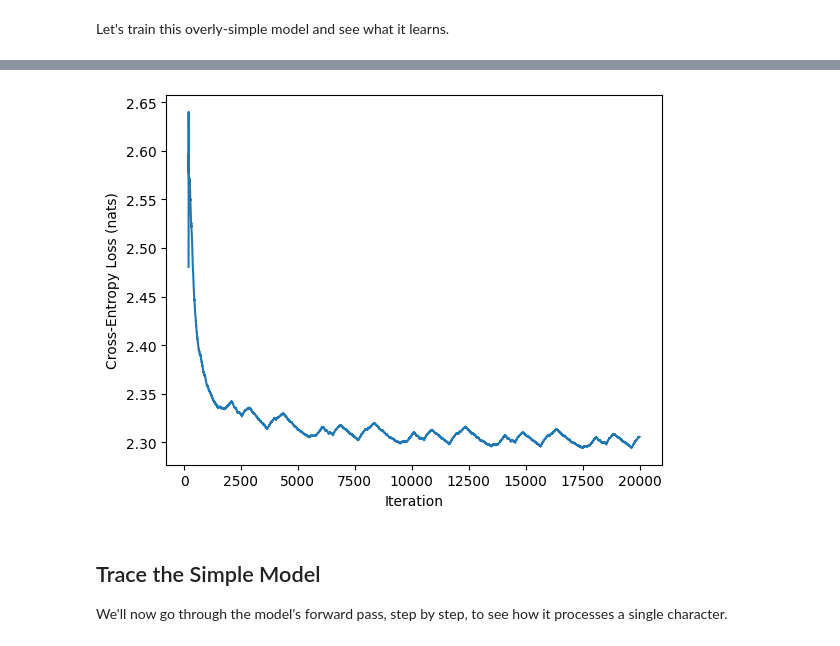
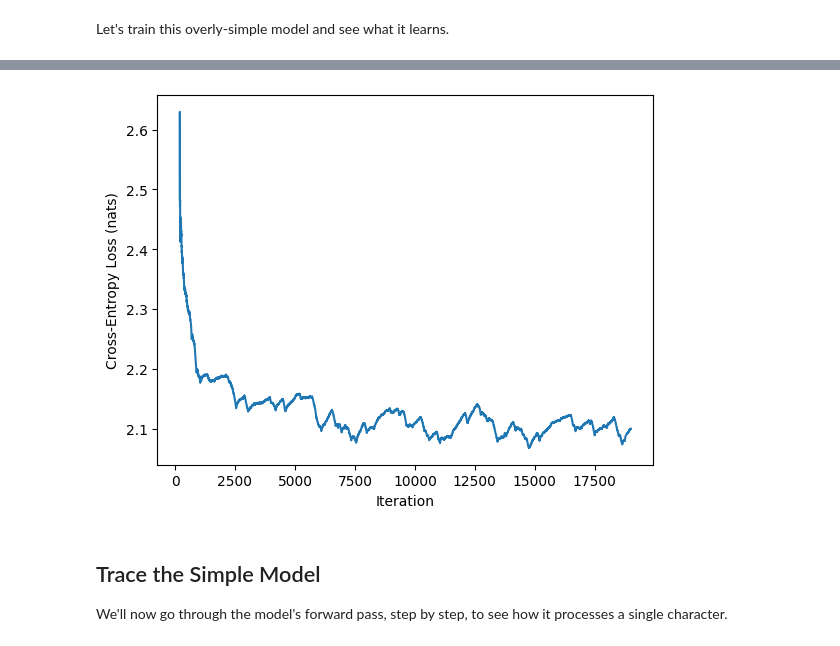
Before and after one commit to Calvin-Data-Science/cs375-376-public, a Jupyter notebook: notebooks/u10n1-implement-transformer.ipynb, the cells around one changed output, grey strips where cells are left out. Drawn from its saved outputs; the diff is of its cells as text; code cells hidden in the pictures.

```diff
--- a/notebooks/u10n1-implement-transformer.ipynb
+++ b/notebooks/u10n1-implement-transformer.ipynb
@@ -38,7 +37,7 @@ First, we'll take a subset of the dataset for training and validation.
 # %%
 from datasets import load_dataset
 
-dataset = load_dataset("roneneldan/TinyStories", split="train[:5000]")
+dataset = load_dataset("roneneldan/TinyStories", split="train[:20000]")
 
 # make a tiny dataset for experimentation
 split_datasets = dataset.train_test_split(test_size=1000, shuffle=False)
@@ -71,12 +69,14 @@ To turn strings into numbers, we'll use the Unicode code point for each characte
 You don't need to read or understand the code in this section; just run it and look at the results.
 # %%
 n_vocab = 256
+MAX_SEQUENCE_LEN = 100 # We'll use this to limit the length of our sequences
+
 
 def encode_doc(doc):
     token_ids = torch.tensor([ord(x) for x in doc], device=device)
     # Remove any tokens that are out-of-vocabulary
     token_ids = token_ids[token_ids < n_vocab]
-    return token_ids
+    return token_ids[:MAX_SEQUENCE_LEN] # truncate to MAX_SEQUENCE_LEN
 
 sentence_tensor = encode_doc(example['text'][:50]).cpu() # keep it on CPU for now
 sentence_tensor
@@ -175,29 +171,30 @@ model.to(device)
 optimizer = torch.optim.Adam(model.parameters(), lr=0.001)
 losses = []
 
-for epoch in range(5):
-    sample_counter = 0
-    for example in train_tokenized:
-        token_ids = example['input_ids']
-        assert token_ids.max() < n_vocab
+REPORT_INTERVAL = 1000
 
-        # set up a causal language modeling task:
-        # each token should be predicted using the tokens before it
-        input_ids = token_ids[:-1]
-        targets   = token_ids[1:]
+for i, example in enumerate(train_tokenized):
+    token_ids = example['input_ids']
+    assert token_ids.max() < n_vocab
 
-        logits = model(input_ids)
-        loss = nn.CrossEntropyLoss()(logits, targets)
+    # set up a causal language modeling task:
+    # each token should be predicted using the tokens before it
+    input_ids = token_ids[:-1]
+    targets   = token_ids[1:]
 
-        # Do gradient descent and keep track of the loss
-        loss.backward()
-        optimizer.step()
-        optimizer.zero_grad()
-        losses.append(loss.item())
-        sample_counter += 1
+    logits = model(input_ids)
+    loss = F.cross_entropy(logits, targets)
 
-    avg_loss_this_epoch = sum(losses[-sample_counter:]) / sample_counter
-    print(f"Epoch {epoch}, Loss: {avg_loss_this_epoch}")
+    # Do gradient descent and keep track of the loss
+    loss.backward()
+    optimizer.step()
+    optimizer.zero_grad()
+    losses.append(loss.item())
+
+    if i > 0 and i % REPORT_INTERVAL == 0:
+        # Print the average loss over the last REPORT_INTERVAL samples
+        avg_loss = sum(losses[-REPORT_INTERVAL:]) / REPORT_INTERVAL
+        print(f"Sample {i}, Loss: {avg_loss}")
 
 
 # Plot a smoothed version of the loss (easier to see the trend)
@@ -214,4 +224,4 @@ Epoch 4, Loss: 2.3019619522690773
-[figure, old version]
+[figure, new version]
 # %% [markdown]
 ## Trace the Simple Model
 
```
Also changed, not shown: parts of 16 cells of this notebook.
